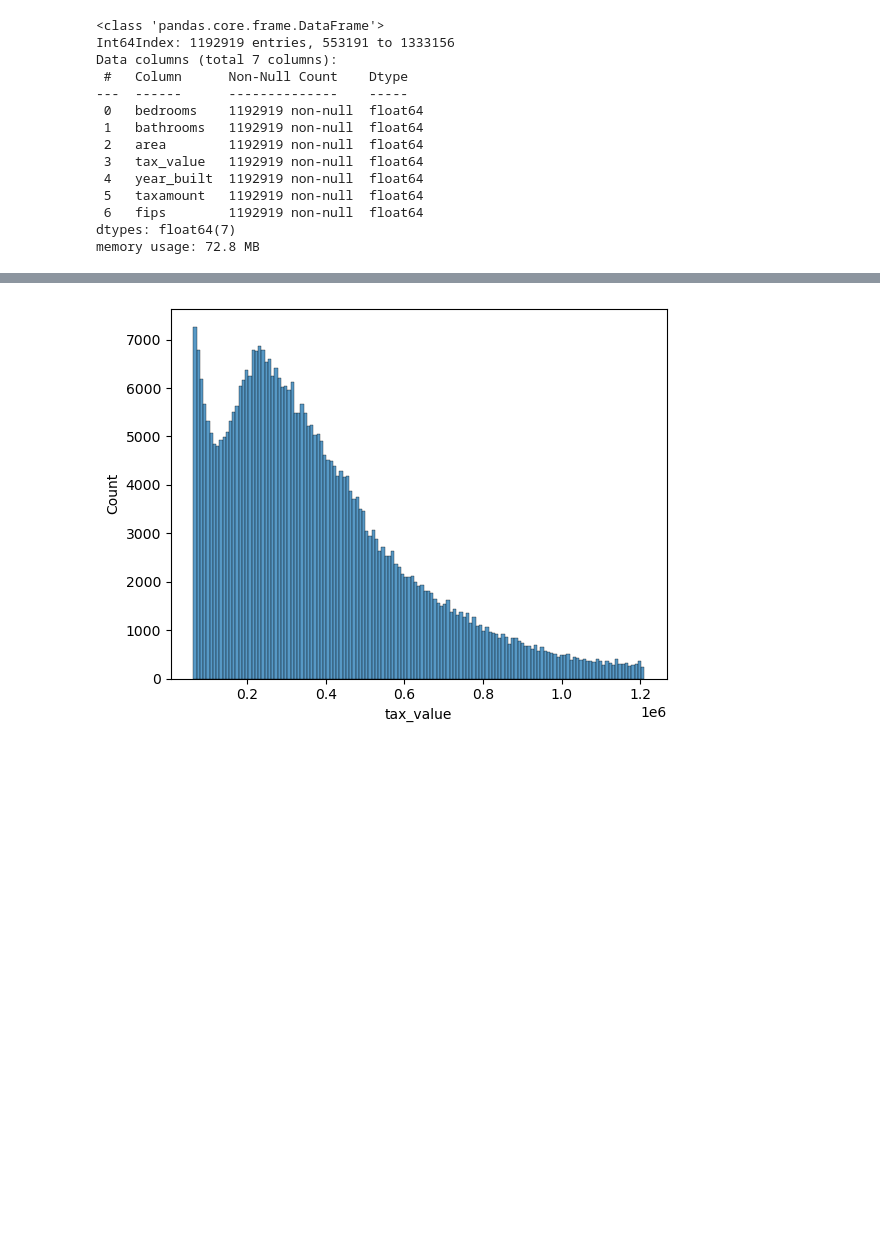
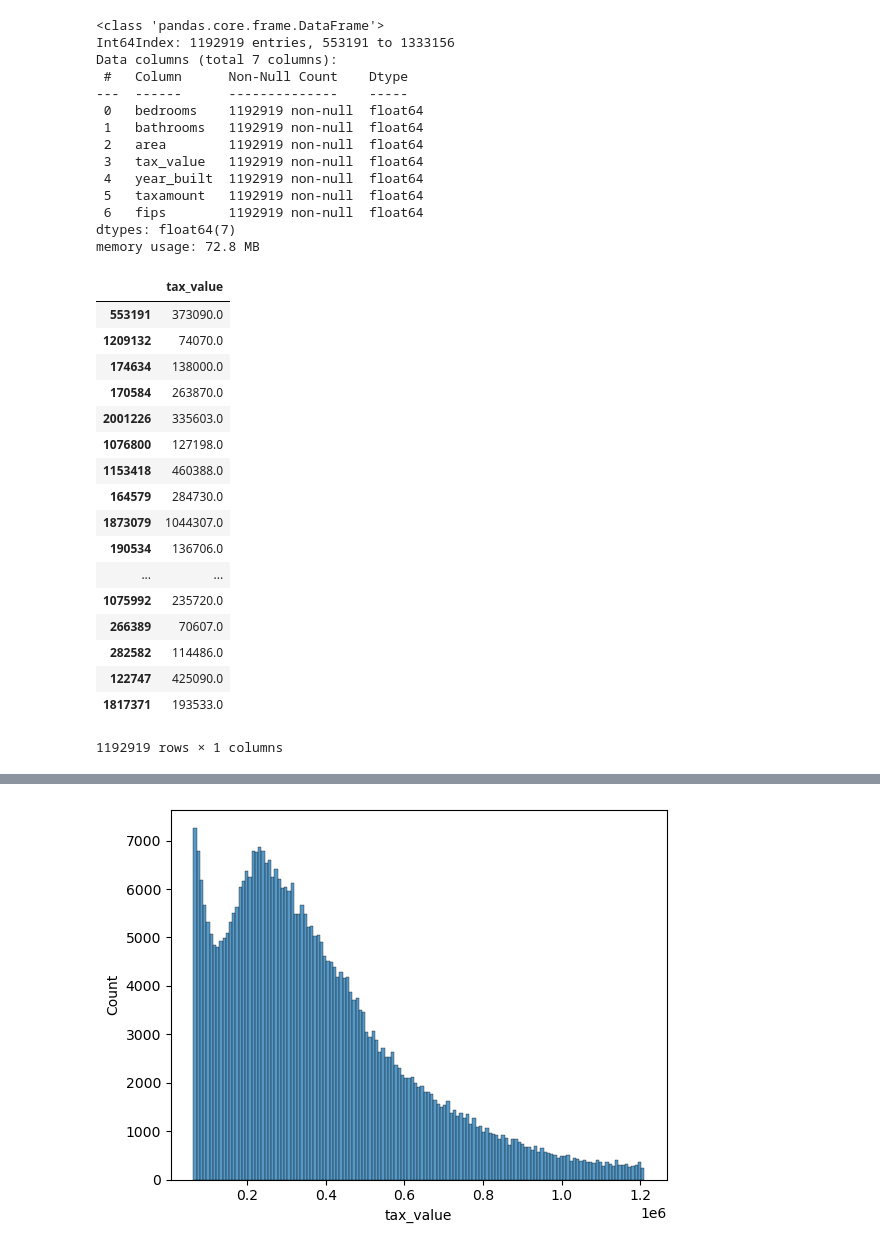
Before and after one commit to wherrickjr/regression-exercises, a Jupyter notebook: scaling.ipynb, the cells around one changed output, grey strips where cells are left out. Saved outputs shown, nothing was run; the diff lists cells and outputs as text; code cells hidden in the pictures; blank space fills up the shorter version.

```diff
--- a/scaling.ipynb
+++ b/scaling.ipynb
@@ -193,3 +196,25 @@ Data columns (total 7 columns):
  6   fips        1192919 non-null  float64
 dtypes: float64(7)
 memory usage: 72.8 MB
+# %%
+new_df = pd.DataFrame(train['tax_value'])
+new_df
+# %% [output]
+|  | tax_value |
+| 553191 | 373090.0 |
+| 1209132 | 74070.0 |
+| 174634 | 138000.0 |
+| 170584 | 263870.0 |
+| 2001226 | 335603.0 |
+| 1076800 | 127198.0 |
+| 1153418 | 460388.0 |
+| 164579 | 284730.0 |
+| 1873079 | 1044307.0 |
+| 190534 | 136706.0 |
+| ... | ... |
+| 1075992 | 235720.0 |
+| 266389 | 70607.0 |
+| 282582 | 114486.0 |
+| 122747 | 425090.0 |
+| 1817371 | 193533.0 |
+1192919 rows × 1 columns
```
Also changed, not shown: parts of 18 cells of this notebook, 1 other file.
